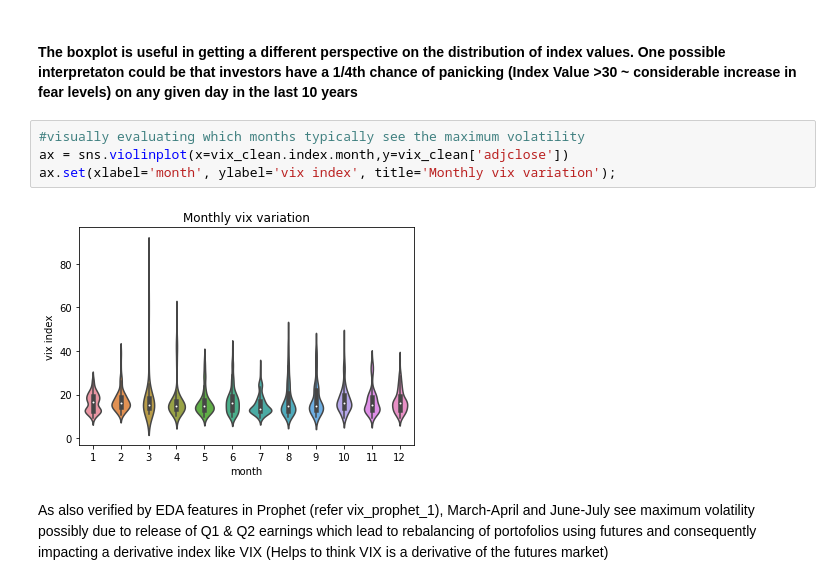
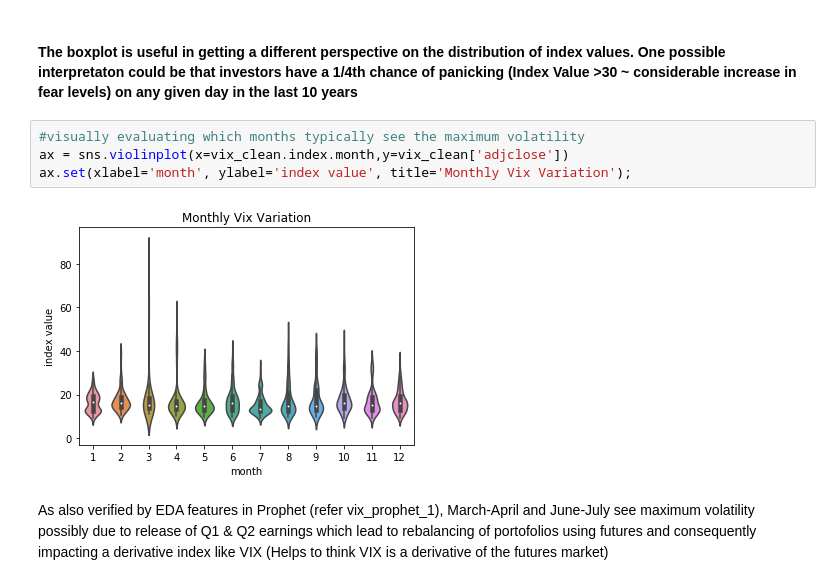
Before and after one commit to rajeevpanwar/Vix-Volatility-Predictor, a Jupyter notebook: vix_preprocessing_eda.ipynb, the cells around one changed output. Saved outputs shown, nothing was run; the diff lists cells and outputs as text.

```diff
--- a/vix_preprocessing_eda.ipynb
+++ b/vix_preprocessing_eda.ipynb
@@ -172,9 +178,9 @@ vix_clean.boxplot(figsize = (12,7));
 # %%
 #visually evaluating which months typically see the maximum volatility
 ax = sns.violinplot(x=vix_clean.index.month,y=vix_clean['adjclose'])
-ax.set(xlabel='month', ylabel='vix index', title='Monthly vix variation');
+ax.set(xlabel='month', ylabel='index value', title='Monthly Vix Variation');
 # %% [output]
-[figure, old version]
+[figure, new version]
 # %% [markdown]
 As also verified by EDA features in Prophet (refer vix_prophet_1), March-April and June-July see maximum volatility possibly due to release of Q1 & Q2 earnings which lead to rebalancing of portofolios using futures and consequently impacting a derivative index like VIX (Helps to think VIX is a derivative of the futures market)
 # %% [markdown]
```
Also changed, not shown: parts of 7 cells of this notebook, 4 other files.
